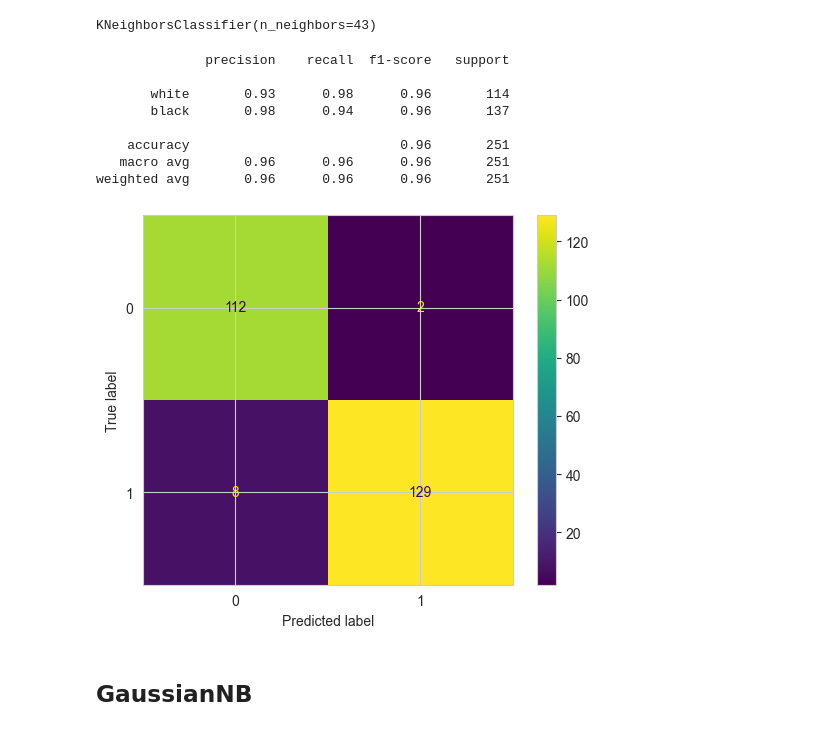
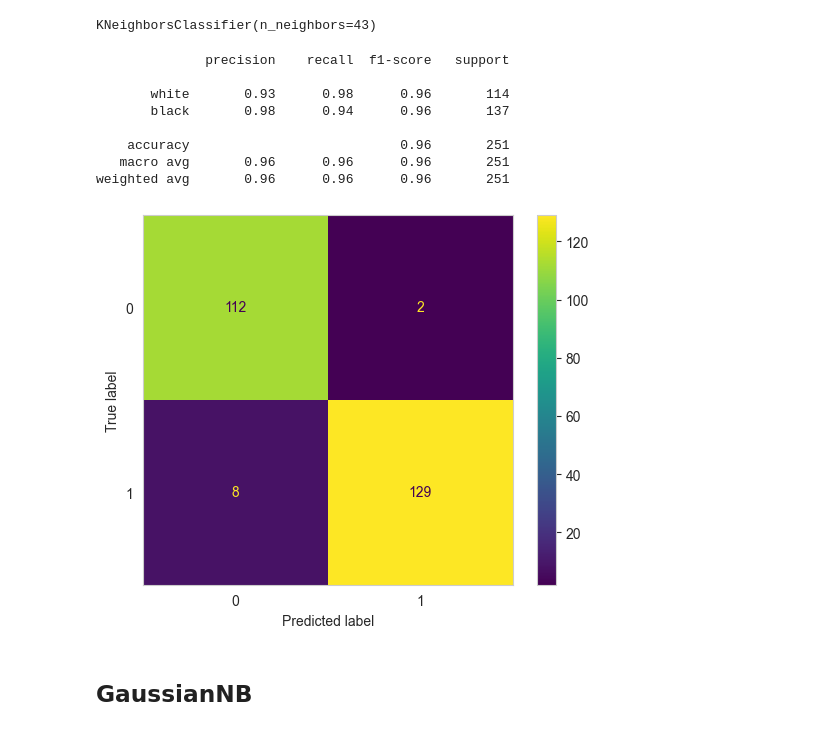
Before and after one commit to KarthikUdyawar/Color-detection, a Jupyter notebook: model/model.ipynb, the cells around one changed output. Saved outputs shown, nothing was run; the diff lists cells and outputs as text; code cells hidden in the pictures.

```diff
--- a/model/model.ipynb
+++ b/model/model.ipynb
@@ -227,17 +229,18 @@ y_pred = KNN.predict(X_test)
 # %%
 print(classification_report(y_test, y_pred, target_names=["white","black"]))
 ConfusionMatrixDisplay.from_predictions(y_test, y_pred)
+plt.grid(visible=None)
 plt.show()
 # %% [output]
               precision    recall  f1-score   support
 
        white       0.93      0.98      0.96       114
        black       0.98      0.94      0.96       137
 
     accuracy                           0.96       251
    macro avg       0.96      0.96      0.96       251
 weighted avg       0.96      0.96      0.96       251
-[figure, old version]
+[figure, new version]
 # %% [markdown]
 ## GaussianNB
 # %%
```
Also changed, not shown: parts of 9 cells of this notebook, 1 other file.
